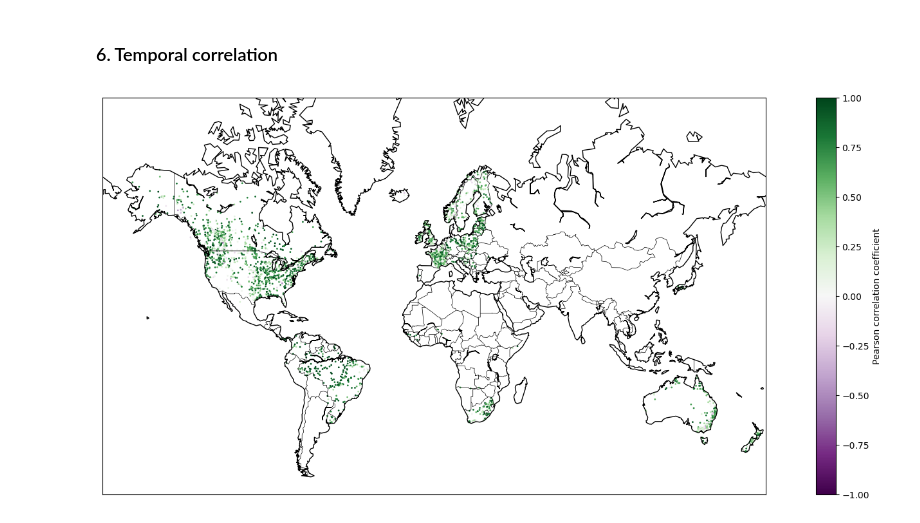
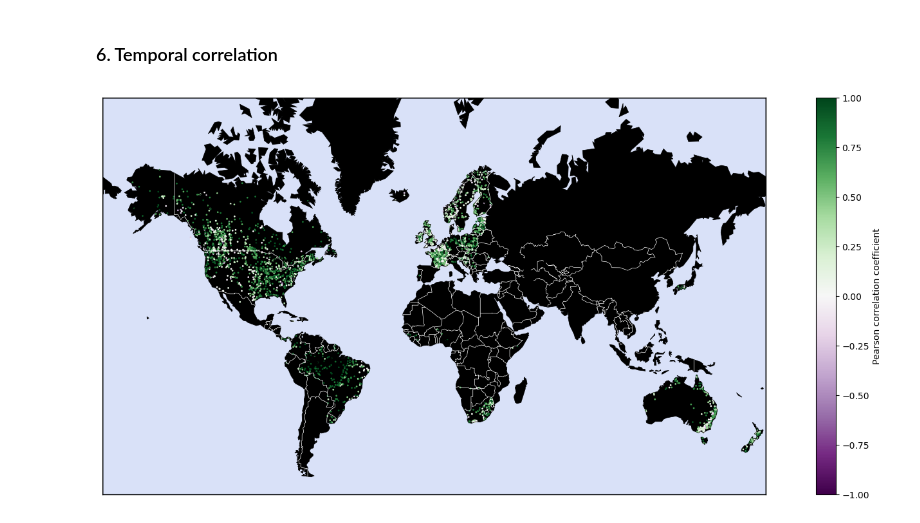
Before and after one commit to evecastonguay/Stage2026, a Jupyter notebook: discharge_dset.ipynb, the cells around one changed output. Cells and saved outputs as stored; diff of their text form; code cells hidden in the pictures.

Commit message:
world map color

```diff
--- a/discharge_dset.ipynb
+++ b/discharge_dset.ipynb
@@ -686,31 +687,34 @@ plt.show()
 # %%
 ## If grdc discharge at a certain reach increases, does swot data do too?
 ## Computing Pearson corr. coeff. (linear correlation coefficient) for every station.
 ## https://docs.scipy.org/doc/scipy/reference/generated/scipy.stats.pearsonr.html
 
 # Measuring temp. corr. only when grdc & swot both have data at a certain time
 r_matrix = xr.corr(q_ol_s, q_ol_g, dim='time') # [tested]
 
 # Determine the 'view' of the world map
 plt.figure(figsize=(20, 8))
 min_lat = -60
 max_lat = 80
 min_lon = -180
 max_lon = 180
 map = Basemap(
    projection='merc', llcrnrlat=min_lat, urcrnrlat=max_lat,
    llcrnrlon=min_lon, urcrnrlon=max_lon, resolution='c')
 
 # Draw the continental elements
-map.drawcoastlines()
-map.drawcountries()
+color = mcolors.to_rgba('royalblue', alpha=0.1) # 'royalblue', alpha=0.1 // 'lightsteelblue', alpha=0.35
+map.drawcoastlines(color='k',linewidth=0.5)
+map.drawcountries(color='w',linewidth=0.5)
+map.drawmapboundary(fill_color=color) # ocean color
+map.fillcontinents(color='black', lake_color='black')
 #map.drawparallels(np.linspace(min_lon,max_lon,num=10))
 #map.drawmeridians(np.linspace(min_lat,max_lat,num=10))
 
 # Plot
 x, y = map(x_ol_s, y_ol_s)  # Projecting latitudes and longitudes to map coordinates
 mymap = map.scatter(x, y, c=r_matrix, cmap='PRGn', marker='o', alpha=1, s=1, vmin=-1,vmax=1) # s is markersize, [vmin=0,vmax=5000]
 plt.colorbar(mymap, label='Pearson correlation coefficient')
 plt.show()
 # %% [output]
-[figure, old version]
+[figure, new version]
```
Also changed, not shown: parts of 1 cell of this notebook.
